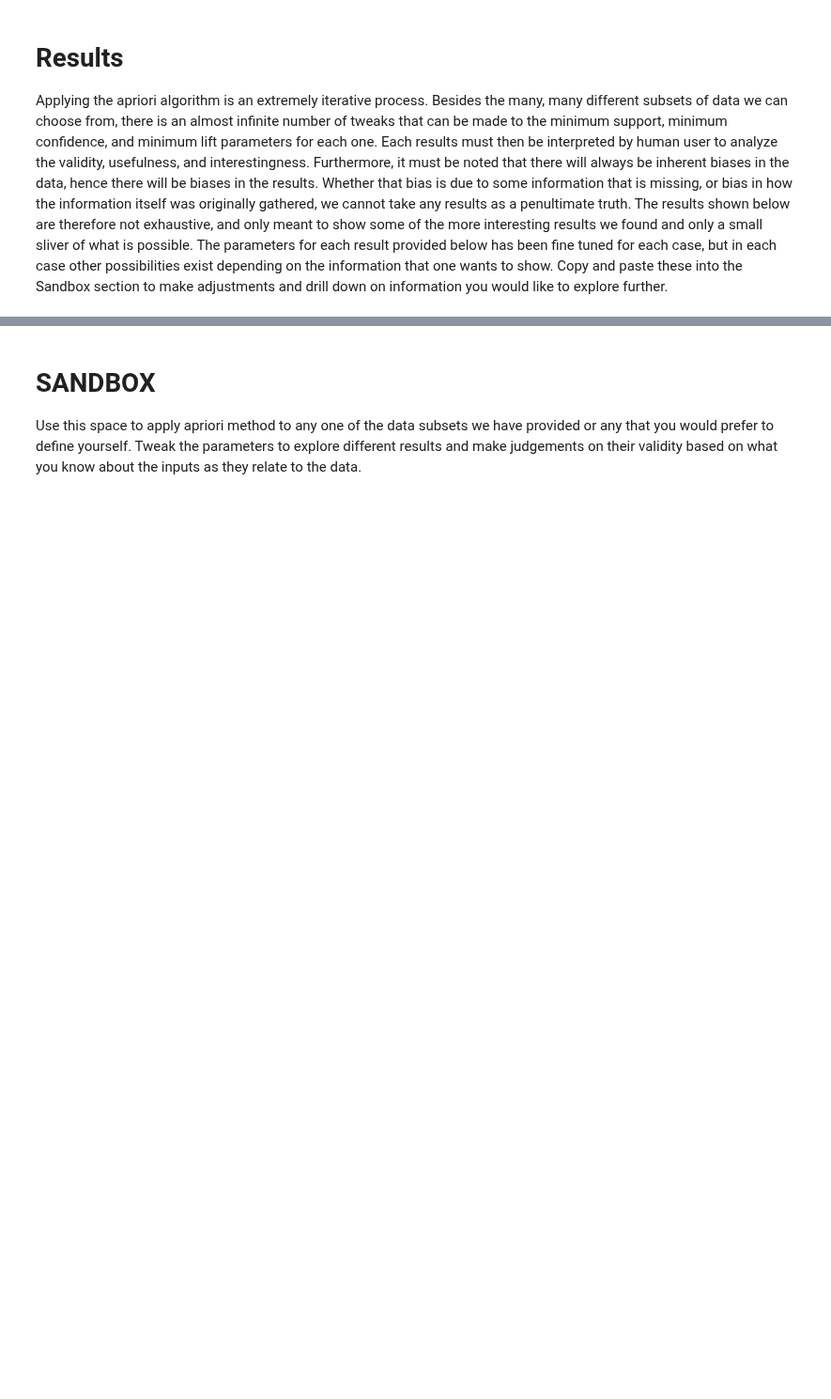
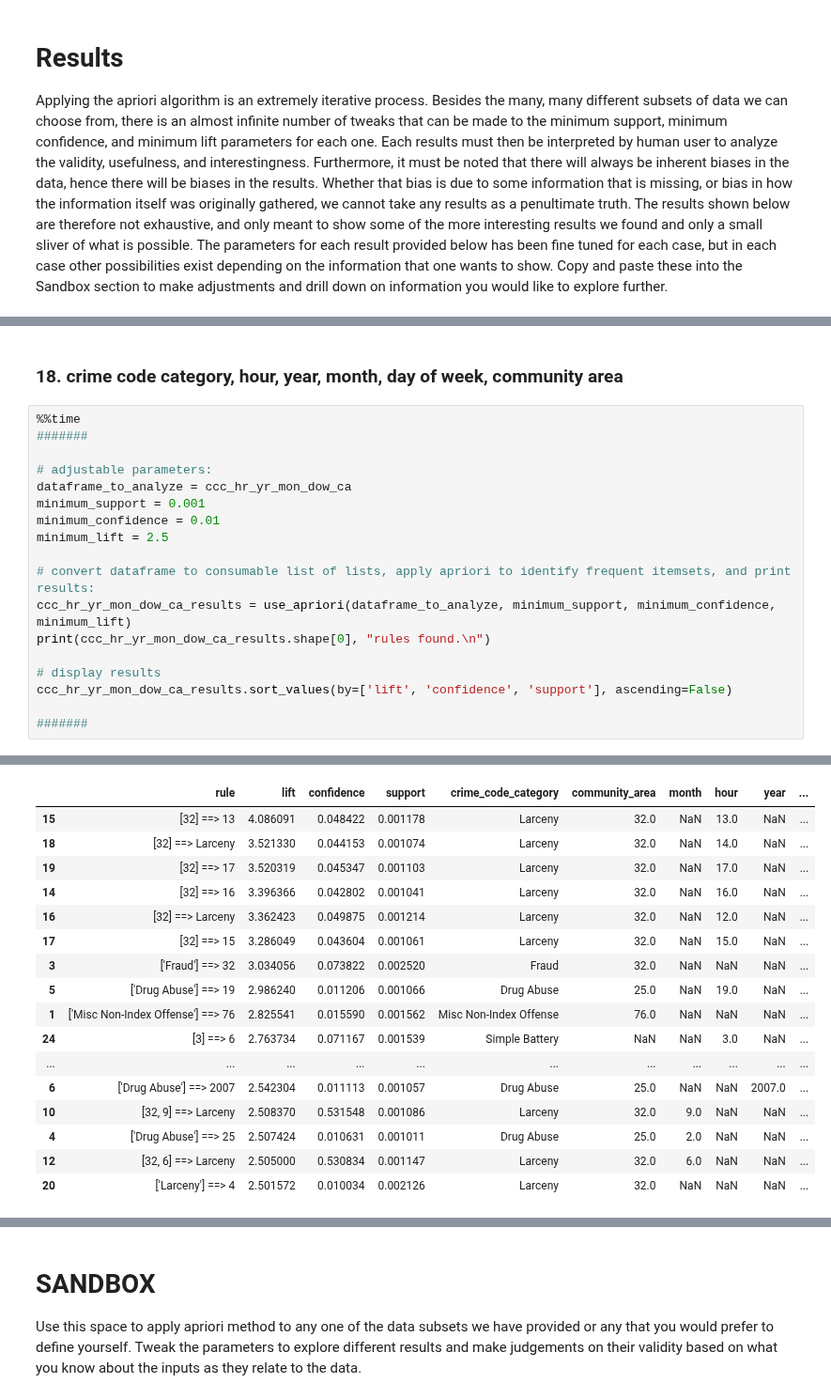
Before and after one commit to tjdolan121/4502Proj, a Jupyter notebook: forge/code/FrequentItemsets.ipynb, the cells around one changed output, grey strips where cells are left out. Shown at 94% size. Cells and saved outputs as stored; diff of their text form; blank space fills up the shorter version.

```diff
--- a/forge/code/FrequentItemsets.ipynb
+++ b/forge/code/FrequentItemsets.ipynb
@@ -737,0 +1072,21 @@ Many of the results we have found can be built upon by downsampling the data to
+# %% [markdown]
+### 18. crime code category, hour, year, month, day of week, community area
+# %%
+%%time
+#######
+
+# adjustable parameters:
+dataframe_to_analyze = ccc_hr_yr_mon_dow_ca
+minimum_support = 0.001
+minimum_confidence = 0.01
+minimum_lift = 2.5
+
+# convert dataframe to consumable list of lists, apply apriori to identify frequent itemsets, and print results:
+ccc_hr_yr_mon_dow_ca_results = use_apriori(dataframe_to_analyze, minimum_support, minimum_confidence, minimum_lift)
+print(ccc_hr_yr_mon_dow_ca_results.shape[0], "rules found.\n")
+
+# display results
+ccc_hr_yr_mon_dow_ca_results.sort_values(by=['lift', 'confidence', 'support'], ascending=False)
+
+#######
+# %% [output]
@@ -737,0 +1097,17 @@ Many of the results we have found can be built upon by downsampling the data to
+|  | rule | lift | confidence | support | crime_code_category | community_area | month | hour | year | ... |
+| 15 | [32] ==> 13 | 4.086091 | 0.048422 | 0.001178 | Larceny | 32.0 | NaN | 13.0 | NaN | ... |
+| 18 | [32] ==> Larceny | 3.521330 | 0.044153 | 0.001074 | Larceny | 32.0 | NaN | 14.0 | NaN | ... |
+| 19 | [32] ==> 17 | 3.520319 | 0.045347 | 0.001103 | Larceny | 32.0 | NaN | 17.0 | NaN | ... |
+| 14 | [32] ==> 16 | 3.396366 | 0.042802 | 0.001041 | Larceny | 32.0 | NaN | 16.0 | NaN | ... |
+| 16 | [32] ==> Larceny | 3.362423 | 0.049875 | 0.001214 | Larceny | 32.0 | NaN | 12.0 | NaN | ... |
+| 17 | [32] ==> 15 | 3.286049 | 0.043604 | 0.001061 | Larceny | 32.0 | NaN | 15.0 | NaN | ... |
+| 3 | ['Fraud'] ==> 32 | 3.034056 | 0.073822 | 0.002520 | Fraud | 32.0 | NaN | NaN | NaN | ... |
+| 5 | ['Drug Abuse'] ==> 19 | 2.986240 | 0.011206 | 0.001066 | Drug Abuse | 25.0 | NaN | 19.0 | NaN | ... |
+| 1 | ['Misc Non-Index Offense'] ==> 76 | 2.825541 | 0.015590 | 0.001562 | Misc Non-Index Offense | 76.0 | NaN | NaN | NaN | ... |
+| 24 | [3] ==> 6 | 2.763734 | 0.071167 | 0.001539 | Simple Battery | NaN | NaN | 3.0 | NaN | ... |
+| ... | ... | ... | ... | ... | ... | ... | ... | ... | ... | ... |
+| 6 | ['Drug Abuse'] ==> 2007 | 2.542304 | 0.011113 | 0.001057 | Drug Abuse | 25.0 | NaN | NaN | 2007.0 | ... |
+| 10 | [32, 9] ==> Larceny | 2.508370 | 0.531548 | 0.001086 | Larceny | 32.0 | 9.0 | NaN | NaN | ... |
+| 4 | ['Drug Abuse'] ==> 25 | 2.507424 | 0.010631 | 0.001011 | Drug Abuse | 25.0 | 2.0 | NaN | NaN | ... |
+| 12 | [32, 6] ==> Larceny | 2.505000 | 0.530834 | 0.001147 | Larceny | 32.0 | 6.0 | NaN | NaN | ... |
+| 20 | ['Larceny'] ==> 4 | 2.501572 | 0.010034 | 0.002126 | Larceny | 32.0 | NaN | NaN | NaN | ... |
```
Also changed, not shown: parts of 104 cells of this notebook, 1 other file.
